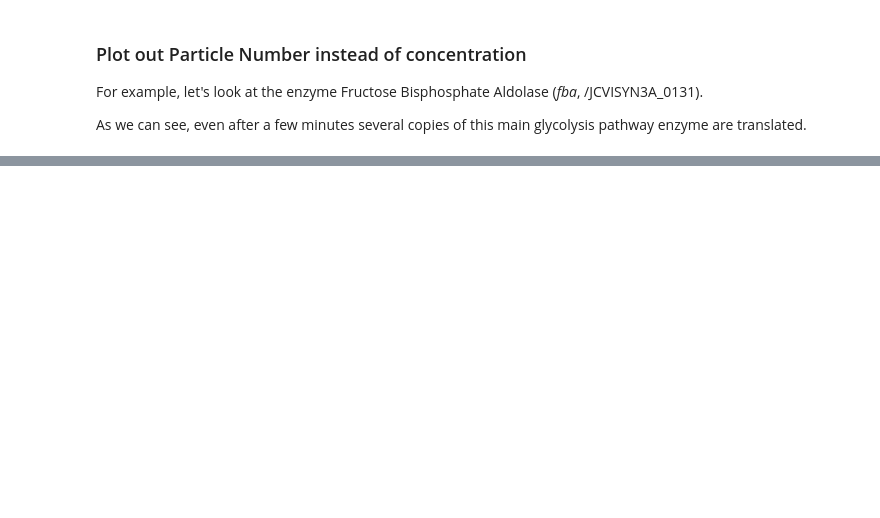
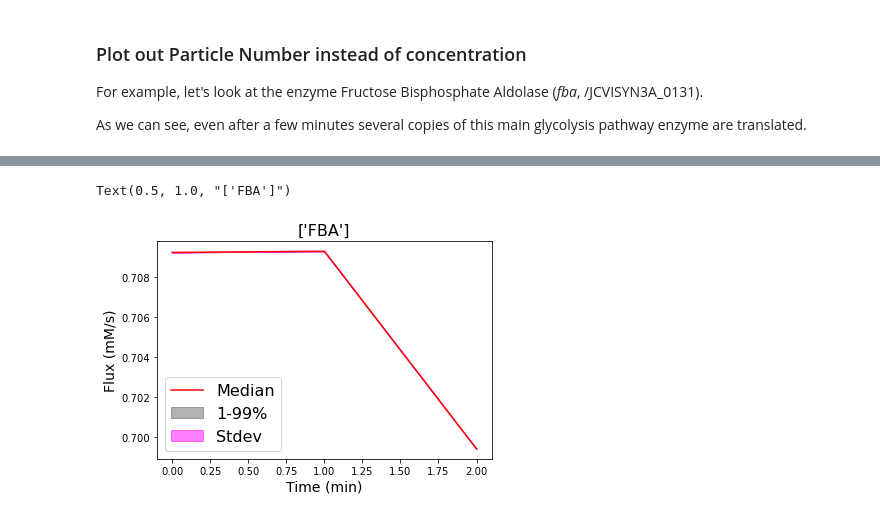
Before and after one commit to Luthey-Schulten-Lab/Minimal_Cell, a Jupyter notebook: CME_ODE/program/serialReplicate-ExampleNotebook.ipynb, the cells around one changed output, grey strips where cells are left out. Cells and saved outputs as stored; diff of their text form; code cells hidden in the pictures; blank space fills up the shorter version.

Commit message:
Updated pedagogy of serial notebook flux analysis

```diff
--- a/CME_ODE/program/serialReplicate-ExampleNotebook.ipynb
+++ b/CME_ODE/program/serialReplicate-ExampleNotebook.ipynb
@@ -170,0 +201,28 @@ Text(0.5, 1.0, "['M_DnaA_c']")
+# %%
+# Get particle counts, here we will use this to get an array of fluxes (imagining them as particle count values)
+def getParts(ta,specInd,startTime,endTime):
+    parts=ta[:,specInd,startTime:endTime+1]
+    return parts
+# %%
+# Get reaction flux traces for all simulated cells
+def getTraces():
+    traceArr = np.zeros((numSims,len(rL),len(times)))
+    os.chdir(fluxesFolder)
+    for i, my_file in enumerate(glob.glob("*.csv")):
+        print(my_file)
+        df = pd.read_csv(str(my_file),header=None)
+        for j,time in enumerate(times):
+            if (j == 0):
+                #print(j)
+                startVal = 0
+                endVal=len(rL)
+                traceArr[i,:,j] = df[startVal:endVal][2][:].values
+            else:
+                print(j)
+                startVal=(len(rL)*j)
+                endVal=len(rL)*(j+1)
+            #print('start:',startVal,'end:',endVal)
+                traceArr[i,:,j] = df[startVal:endVal][1][:].values.astype(float)
+    return traceArr
+# %%
+fluxArr = getTraces()
@@ -170,0 +243,18 @@ Text(0.5, 1.0, "['M_DnaA_c']")
+# %%
+rxn_list = ['FBA']
+times = np.arange(startTime,endTime+1,1)
+
+rxnInd = rL.index(rxn_list[0])
+flux = getParts(fluxArr,rxnInd,startTime,endTime)
+
+plt.fill_between(times[:],np.percentile(flux,1,axis=0),np.percentile(flux,99,axis=0),alpha=0.3,label='1-99%',color='black')
+plt.fill_between(times[:],np.average(flux,axis=0)+np.std(flux,axis=0),np.average(flux,axis=0)-np.std(flux,axis=0),alpha=0.5,label='Stdev',color='magenta')
+plt.plot(times[:],np.median(flux,axis=0),label='Median',color='red')
+
+plt.ylabel('Flux (mM/s)',fontsize=14)
+plt.xlabel('Time (min)',fontsize=14)
+plt.legend(fontsize=16,loc='lower left')
+plt.title(rxn_list,fontsize=16)
+# %% [output]
+Text(0.5, 1.0, "['FBA']")
+[figure, added]
```
Also changed, not shown: parts of 11 cells of this notebook.
